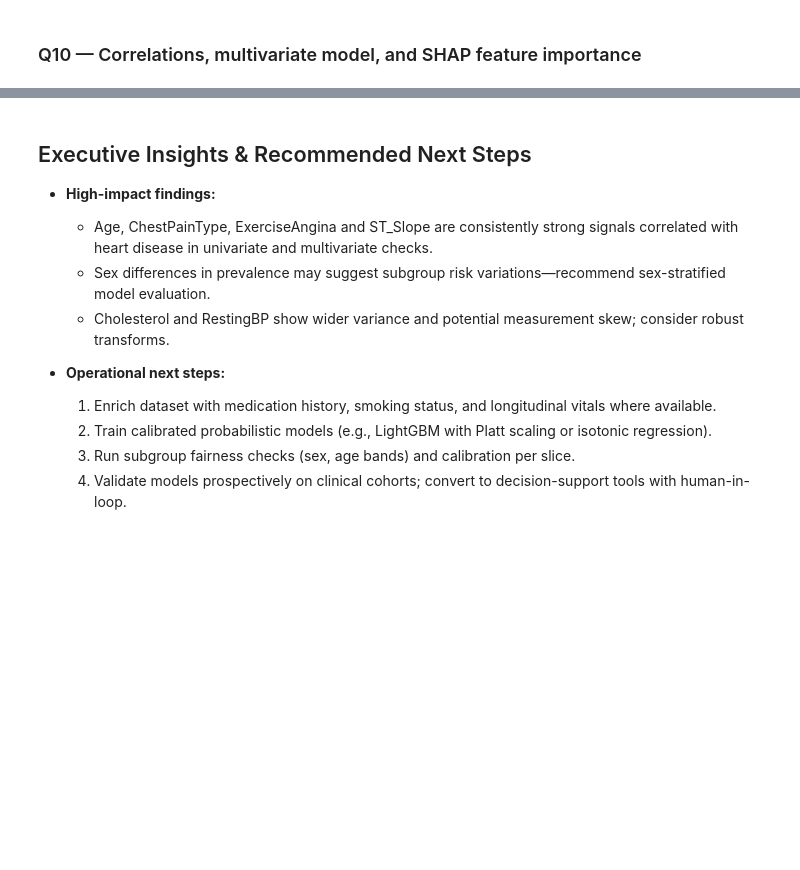
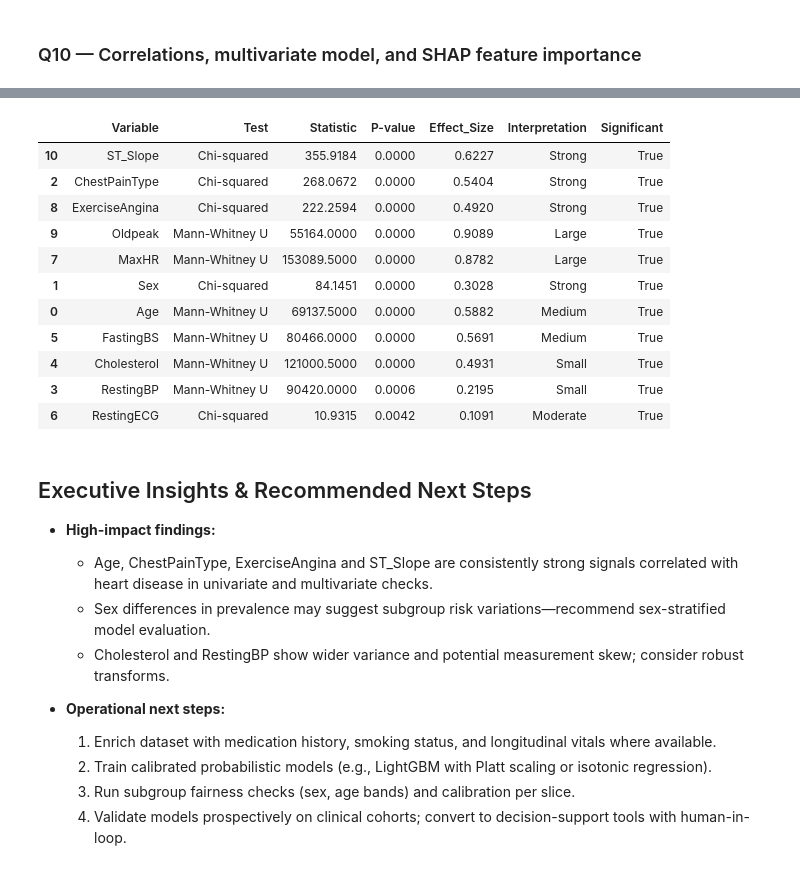
Before and after one commit to Phionanamugga/Early_Detection_of_Heart_Disease-, a Jupyter notebook: Heart_disease_EDA_v2.ipynb, the cells around one changed output, grey strips where cells are left out. Cells and saved outputs as stored; diff of their text form; code cells hidden in the pictures; blank space fills up the shorter version.

```diff
--- a/Heart_disease_EDA_v2.ipynb
+++ b/Heart_disease_EDA_v2.ipynb
@@ -607,16 +1072,6 @@ if target and target in df_clean.columns:
         print('ROC-AUC:', roc_auc_score(y_test, y_proba))
     except Exception as e:
         print('ROC-AUC error:', e)
-    print('Confusion matrix:\n', confusion_matrix(y_test, y_pred))
-    # Correlations (numeric only)
-    num_cols = X.select_dtypes(include=['number']).columns.tolist()
-    if num_cols:
-        corr = df_clean[num_cols + [target]].corr(numeric_only=True)
-        plt.figure(figsize=(10,8))
-        sns.heatmap(corr, annot=True, fmt='.2f', cmap='coolwarm', center=0)
-        plt.title('Numeric Feature Correlation Matrix'); plt.tight_layout(); plt.show()
-else:
-    print('Target not found; skipping modeling.')
 # %% [output]
 Classification report:
                precision    recall  f1-score   support
@@ -666,0 +1260,69 @@ plt.show()
+# %%
+# Statistical association analysis
+
+def statistical_association_tests(df, target_col):
+    """
+    Comprehensive statistical testing suite
+    """
+
+
+    results = []
+
+    for col in df.columns:
+        if col == target_col:
+            continue
+
+        try:
+            if df[col].dtype in ['object', 'category']:
+                # Chi-squared test for categorical variables
+                crosstab = pd.crosstab(df[col], df[target_col])
+                chi2, p_val, dof, expected = chi2_contingency(crosstab)
+
+                # Cramér's V for effect size
+                n = crosstab.sum().sum()
+                cramers_v = np.sqrt(chi2 / (n * (min(crosstab.shape) - 1)))
+
+                results.append({
+                    'Variable': col,
+                    'Test': 'Chi-squared',
+                    'Statistic': chi2,
+                    'P-value': p_val,
+                    'Effect_Size': cramers_v,
+                    'Interpretation': 'Strong' if cramers_v > 0.3 else 'Moderate' if cramers_v > 0.1 else 'Weak'
+                })
+
+            else:
+                # Mann-Whitney U test for numeric variables
+                group0 = df[df[target_col] == 0][col].dropna()
+                group1 = df[df[target_col] == 1][col].dropna()
+
+                if len(group0) > 0 and len(group1) > 0:
+                    statistic, p_val = mannwhitneyu(group0, group1, alternative='two-sided')
+
+                    # Cohen's d for effect size
+                    pooled_std = np.sqrt((group0.var() + group1.var()) / 2)
+                    cohens_d = abs(group0.mean() - group1.mean()) / pooled_std if pooled_std > 0 else 0
+
+                    results.append({
+                        'Variable': col,
+                        'Test': 'Mann-Whitney U',
+                        'Statistic': statistic,
+                        'P-value': p_val,
+                        'Effect_Size': cohens_d,
+                        'Interpretation': 'Large' if cohens_d > 0.8 else 'Medium' if cohens_d > 0.5 else 'Small'
+                    })
+        except Exception as e:
+            print(f"⚠️  Could not test {col}: {e}")
+
+    # Create results DataFrame
+    results_df = pd.DataFrame(results)
+    results_df['Significant'] = results_df['P-value'] < 0.05
+    results_df = results_df.sort_values('P-value')
+
+    print("\nStatistical Association Results (sorted by significance):")
+    display(results_df.round(4))
+
+    return results_df
+
+association_results = statistical_association_tests(df_clean, target)
+# %% [output]
@@ -666,0 +1330,12 @@ plt.show()
+|  | Variable | Test | Statistic | P-value | Effect_Size | Interpretation | Significant |
+| 10 | ST_Slope | Chi-squared | 355.9184 | 0.0000 | 0.6227 | Strong | True |
+| 2 | ChestPainType | Chi-squared | 268.0672 | 0.0000 | 0.5404 | Strong | True |
+| 8 | ExerciseAngina | Chi-squared | 222.2594 | 0.0000 | 0.4920 | Strong | True |
+| 9 | Oldpeak | Mann-Whitney U | 55164.0000 | 0.0000 | 0.9089 | Large | True |
+| 7 | MaxHR | Mann-Whitney U | 153089.5000 | 0.0000 | 0.8782 | Large | True |
+| 1 | Sex | Chi-squared | 84.1451 | 0.0000 | 0.3028 | Strong | True |
+| 0 | Age | Mann-Whitney U | 69137.5000 | 0.0000 | 0.5882 | Medium | True |
+| 5 | FastingBS | Mann-Whitney U | 80466.0000 | 0.0000 | 0.5691 | Medium | True |
+| 4 | Cholesterol | Mann-Whitney U | 121000.5000 | 0.0000 | 0.4931 | Small | True |
+| 3 | RestingBP | Mann-Whitney U | 90420.0000 | 0.0006 | 0.2195 | Small | True |
+| 6 | RestingECG | Chi-squared | 10.9315 | 0.0042 | 0.1091 | Moderate | True |
```
Also changed, not shown: parts of 36 cells of this notebook.
